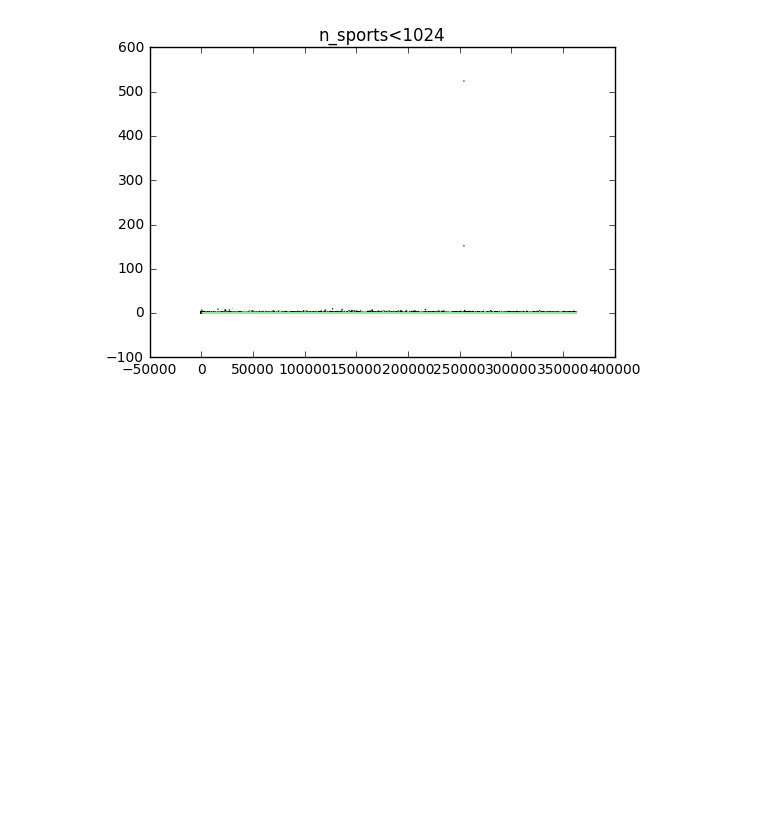
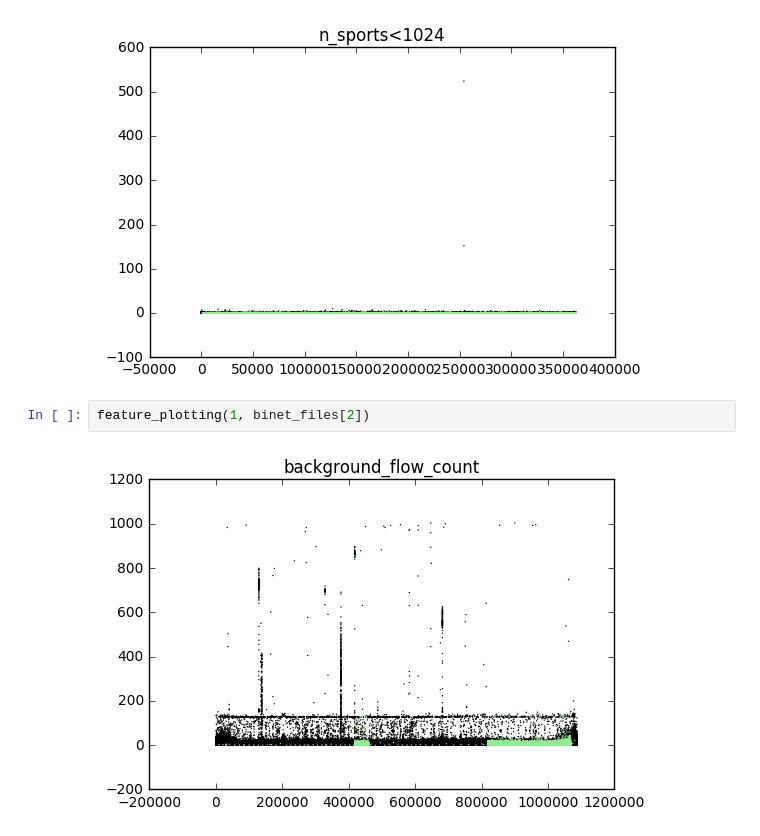
Before and after one commit to SpokenBanana/BinetflowTrainer, a Jupyter notebook: FeaturePlotting.ipynb, the cells around one changed output. Cells and saved outputs as stored; diff of their text form; blank space fills up the shorter version.

```diff
--- a/FeaturePlotting.ipynb
+++ b/FeaturePlotting.ipynb
@@ -34,3 +34,7 @@ feature_plotting(8, binet_files[12])
 feature_plotting(5, binet_files[12])
 # %% [output]
 [figure]
+# %%
+feature_plotting(1, binet_files[2])
+# %% [output]
+[figure, added]
```
Also changed, not shown: parts of 1 cell of this notebook, 1 other file.
